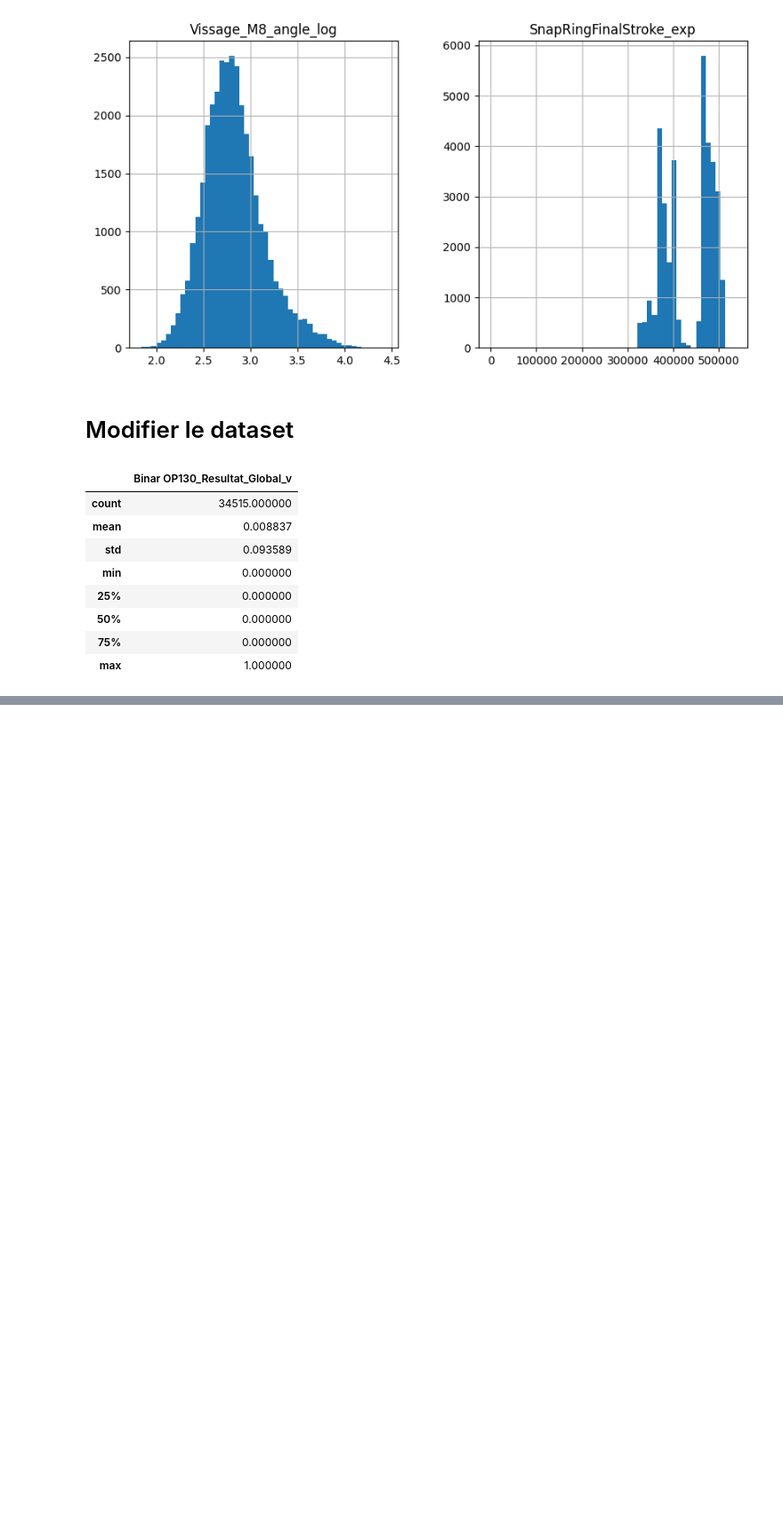
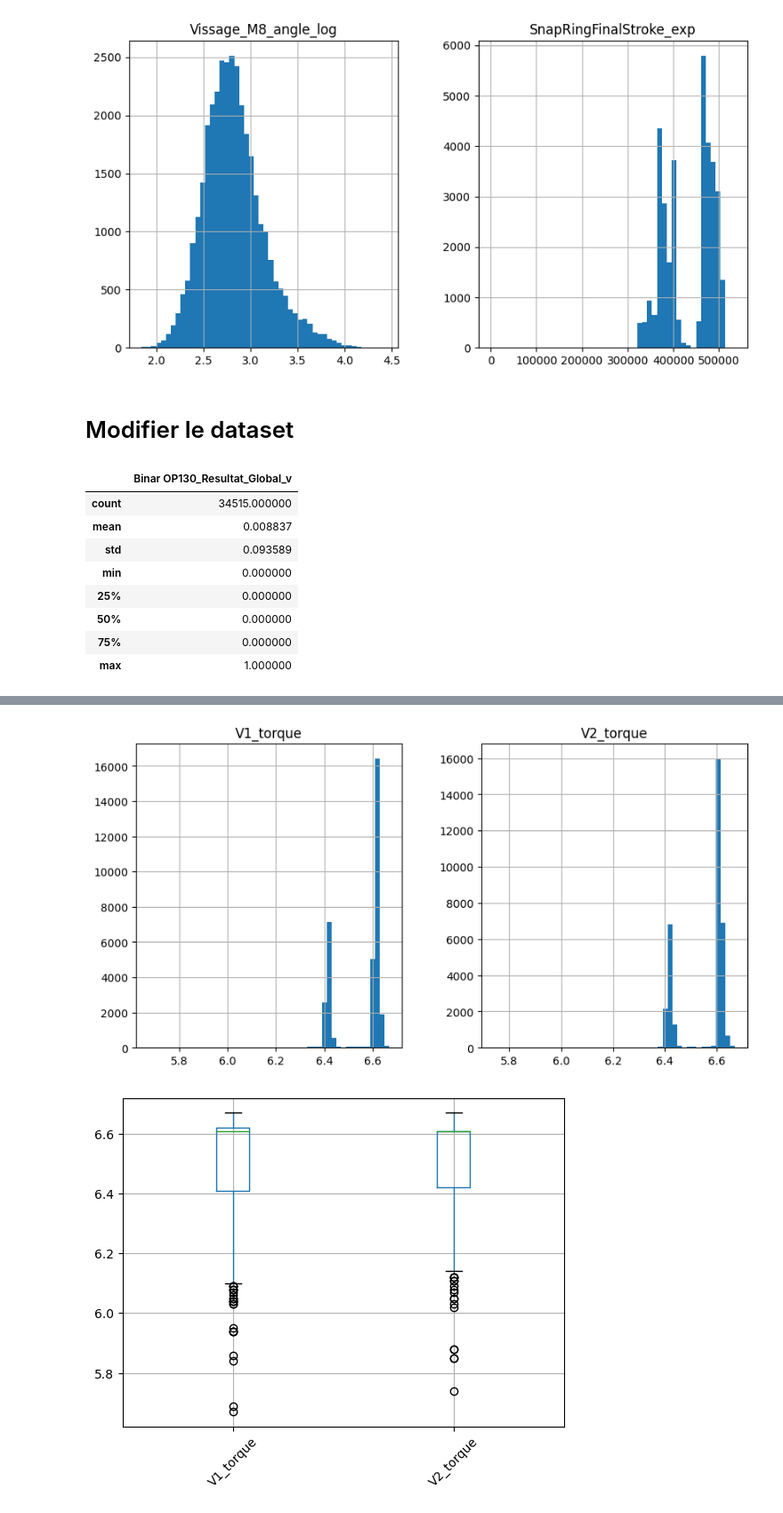
Before and after one commit to TonioHathos/AI_Valeo, a Jupyter notebook: Pre_processing_dataset_yudi.ipynb, the cells around one changed output, grey strips where cells are left out. Shown at 89% size. Saved outputs shown, nothing was run; the diff lists cells and outputs as text; code cells hidden in the pictures; blank space fills up the shorter version.

```diff
--- a/Pre_processing_dataset_yudi.ipynb
+++ b/Pre_processing_dataset_yudi.ipynb
@@ -446,0 +461,9 @@ msno.matrix(df_training_inputs)
+# %%
+df_training_inputs[['V1_torque', 'V2_torque']].hist(bins=50, figsize = (10,5))
+plt.show()
+
+ax = df_training_inputs[['V1_torque', 'V2_torque']].boxplot()
+ax.tick_params(axis='x', labelrotation=45)
+# %% [output]
+[figure, added]
+[figure, added]
```
Also changed, not shown: parts of 8 cells of this notebook.
